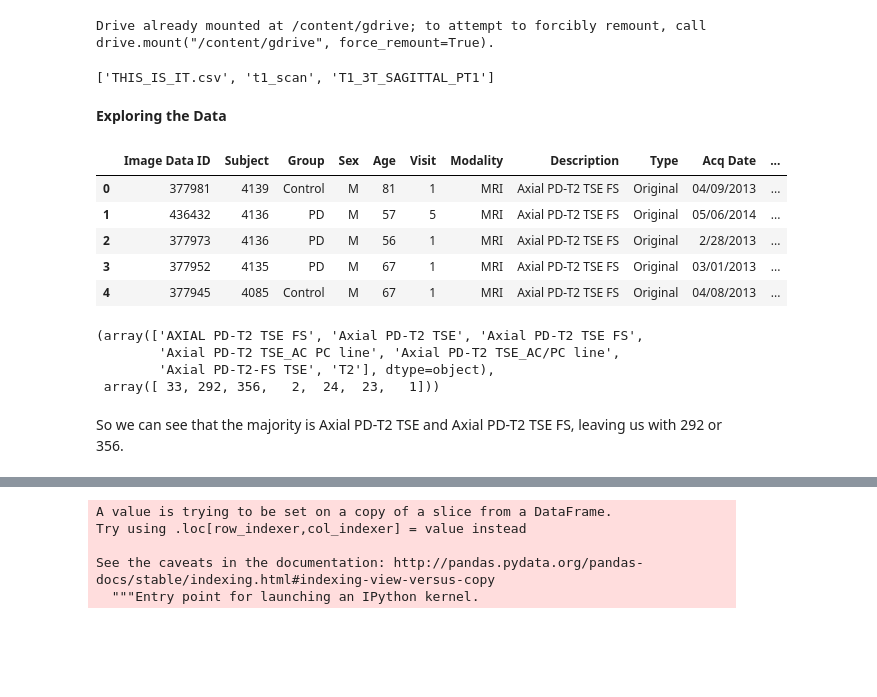
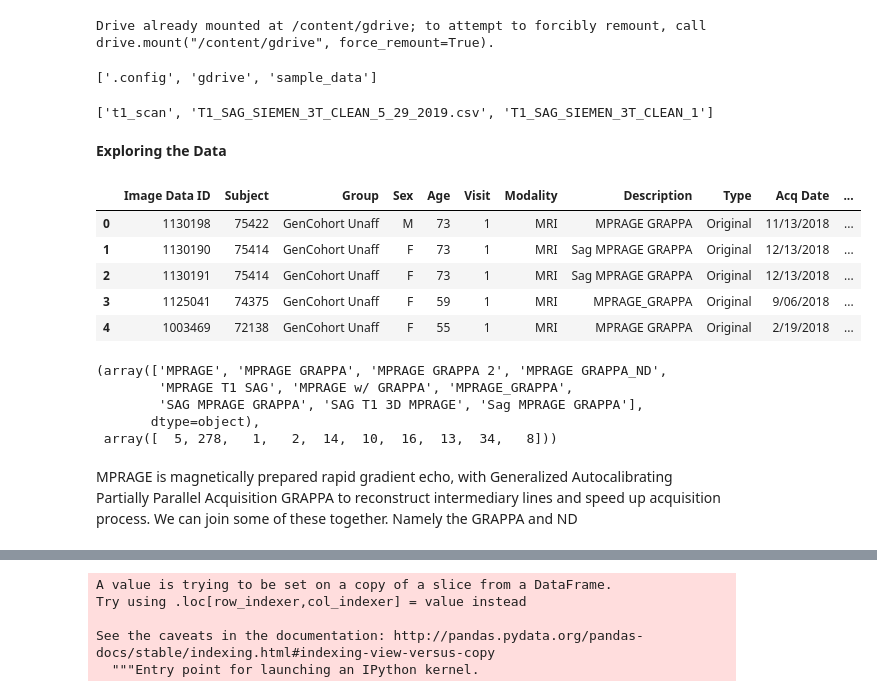
Before and after one commit to StevenVuong/MSc_Project, a Jupyter notebook: v2.ipynb, the cells around one changed output, grey strips where cells are left out. Saved outputs shown, nothing was run; the diff lists cells and outputs as text; code cells hidden in the pictures; blank space fills up the shorter version.

```diff
--- a/v2.ipynb
+++ b/v2.ipynb
@@ -34,10 +34,12 @@ Drive already mounted at /content/gdrive; to attempt to forcibly remount, call d
 import os
 
 # go to where the data is
+print (os.listdir())
 os.chdir('gdrive/My Drive/msc_project')
 os.listdir()
 # %% [output]
-['THIS_IS_IT.csv', 't1_scan', 'T1_3T_SAGITTAL_PT1']
+['.config', 'gdrive', 'sample_data']
+['t1_scan', 'T1_SAG_SIEMEN_3T_CLEAN_5_29_2019.csv', 'T1_SAG_SIEMEN_3T_CLEAN_1']
 # %%
 # standard imports
 import numpy as np
@@ -51,22 +53,21 @@ import pydicom
 **Exploring the Data**
 # %%
 # import data and show head
-df = pd.read_csv('THIS_IS_IT.csv')
+df = pd.read_csv('T1_SAG_SIEMEN_3T_CLEAN_5_29_2019.csv')
 df.head()
 # %% [output]
 |  | Image Data ID | Subject | Group | Sex | Age | Visit | Modality | Description | Type | Acq Date | ... |
-| 0 | 377981 | 4139 | Control | M | 81 | 1 | MRI | Axial PD-T2 TSE FS | Original | 04/09/2013 | ... |
-| 1 | 436432 | 4136 | PD | M | 57 | 5 | MRI | Axial PD-T2 TSE FS | Original | 05/06/2014 | ... |
-| 2 | 377973 | 4136 | PD | M | 56 | 1 | MRI | Axial PD-T2 TSE FS | Original | 2/28/2013 | ... |
-| 3 | 377952 | 4135 | PD | M | 67 | 1 | MRI | Axial PD-T2 TSE FS | Original | 03/01/2013 | ... |
-| 4 | 377945 | 4085 | Control | M | 67 | 1 | MRI | Axial PD-T2 TSE FS | Original | 04/08/2013 | ... |
+| 0 | 1130198 | 75422 | GenCohort Unaff | M | 73 | 1 | MRI | MPRAGE GRAPPA | Original | 11/13/2018 | ... |
+| 1 | 1130190 | 75414 | GenCohort Unaff | F | 73 | 1 | MRI | Sag MPRAGE GRAPPA | Original | 12/13/2018 | ... |
+| 2 | 1130191 | 75414 | GenCohort Unaff | F | 73 | 1 | MRI | Sag MPRAGE GRAPPA | Original | 12/13/2018 | ... |
+| 3 | 1125041 | 74375 | GenCohort Unaff | F | 59 | 1 | MRI | MPRAGE_GRAPPA | Original | 9/06/2018 | ... |
+| 4 | 1003469 | 72138 | GenCohort Unaff | F | 55 | 1 | MRI | MPRAGE GRAPPA | Original | 2/19/2018 | ... |
 # %%
 descriptions_array = df.Description.values
-np.unique(descriptions_array, return_counts=True) # shows what the data looks like, we can take the FS (Fast Spin) exemplars
+np.unique(descriptions_array, return_counts=True) # shows what the data looks like, we can take the GRAPPA exemplars
 # %% [output]
-(array(['AXIAL PD-T2 TSE FS', 'Axial PD-T2 TSE', 'Axial PD-T2 TSE FS',
-        'Axial PD-T2 TSE_AC PC line', 'Axial PD-T2 TSE_AC/PC line',
-        'Axial PD-T2-FS TSE', 'T2'], dtype=object),
- array([ 33, 292, 356,   2,  24,  23,   1]))
+(array(['MPRAGE', 'MPRAGE GRAPPA', 'MPRAGE GRAPPA 2', 'MPRAGE GRAPPA_ND',
+        'MPRAGE T1 SAG', 'MPRAGE w/ GRAPPA', 'MPRAGE_GRAPPA',
+        'SAG MPRAGE GRAPPA', 'SAG T1 3D MPRAGE', 'Sag MPRAGE GRAPPA'],
+       dtype=object),
+ array([  5, 278,   1,   2,  14,  10,  16,  13,  34,   8]))
-# %% [markdown]
-So we can see that the majority is Axial PD-T2 TSE and Axial PD-T2 TSE FS, leaving us with 292 or 356.
@@ -78,0 +74,2 @@ df['Description'] = dscrptn
+# %% [markdown]
+MPRAGE is magnetically prepared rapid gradient echo, with Generalized Autocalibrating Partially Parallel Acquisition GRAPPA to reconstruct intermediary lines and speed up acquisition process. We can join some of these together. Namely the GRAPPA and ND
```
Also changed, not shown: parts of 52 cells of this notebook.
